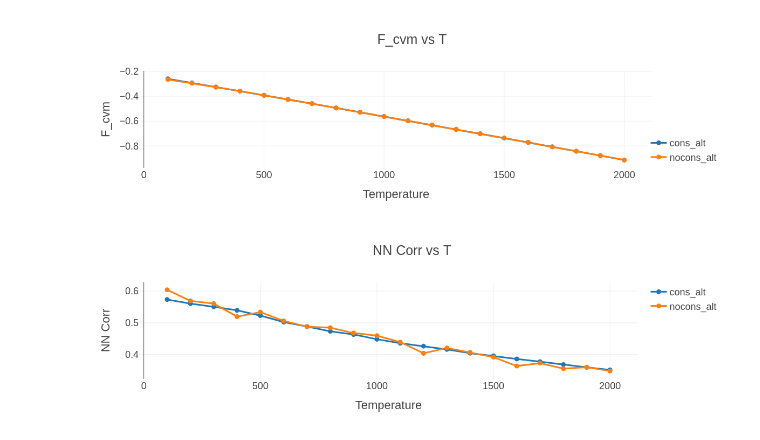
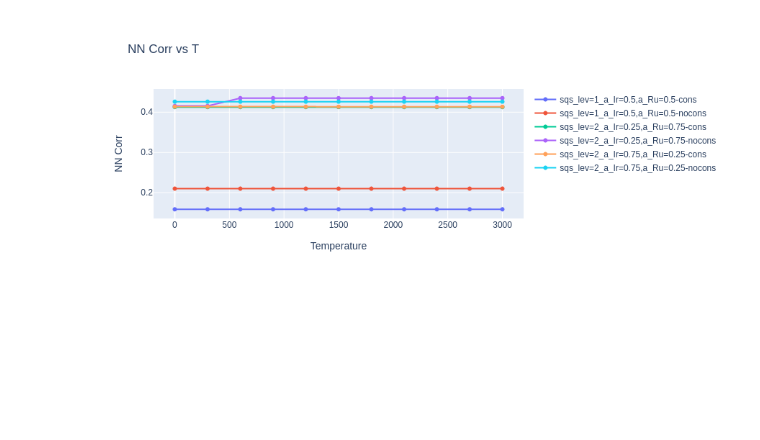
Before and after one commit to reach2sayan/CVM, a Jupyter notebook: Analysis_SRO.ipynb, the cells around one changed output. Saved outputs shown, nothing was run; the diff lists cells and outputs as text; code cells hidden in the pictures; blank space fills up the shorter version.

```diff
--- a/Analysis_SRO.ipynb
+++ b/Analysis_SRO.ipynb
@@ -60,0 +46,15 @@ results['nocons_alt'] = pd.read_json('results/result.json-cons-Mar-10').drop('co
+# %%
+results = {}
+for res in glob.glob('/home/sayan/Research/CVM_IrRu/FCC_A1/sqs_lev=*/result*'):
+    if '-cons' in res:
+        name = res.split('/')[-2]
+        name = name.replace('sqs_lev=4_','')
+        name = name.replace('sqs_lev=3_','')
+
+        results[name+'-cons'] = pd.read_json(res).drop('corrs',axis=1)
+    else:
+        name = res.split('/')[-2]
+        name = name.replace('sqs_lev=4_','')
+        name = name.replace('sqs_lev=3_','')
+
+        results[name+'-nocons'] = pd.read_json(res).drop('corrs',axis=1)
@@ -63,24 +95,25 @@ fig = go.Figure()
 
 for name, df in results.items():
     fig.add_trace(go.Scatter(x=df['temperature'],
-                             y=df['F_cvm'],
+                             y=df['corr 2'],
                              mode='markers+lines',
                              name=f'{name}'
                             )
                  )
 
 fig.update_layout(
-    title="F_cvm vs T",
+    title="NN Corr vs T",
     xaxis_title="Temperature",
-    yaxis_title="F_cvm",
-    template='presentation'
+    yaxis_title="NN Corr",
+    #template='presentation'
 )
 #fig.update_traces(texttemplate='%{text:.2s}', textposition='top center')
-fig.update_layout(legend=dict(
-    yanchor="bottom",
-    y=0.01,
-    xanchor="left",
-    x=0.99
-))
+# fig.update_layout(legend=dict(
+#     yanchor="bottom",
+#     y=0.01,
+#     xanchor="right",
+#     x=0.99
+# ))
+#fig.update_yaxes(range=[-1, 1])
 fig.show()
 # %% [output]
@@ -88,29 +120 @@ fig.show()
-[figure, old version]
+[figure, new version]
-# %%
-fig = go.Figure()
-
-for name, df in results.items():
-    fig.add_trace(go.Scatter(x=df['temperature'],
-                             y=df['corr 4'],
-                             mode='markers+lines',
-                             name=f'{name}'
-                            )
-                 )
-
-fig.update_layout(
-    title="NN Corr vs T",
-    xaxis_title="Temperature",
-    yaxis_title="NN Corr",
-    template='presentation'
-)
-#fig.update_traces(texttemplate='%{text:.2s}', textposition='top center')
-# fig.update_layout(legend=dict(
-#     yanchor="bottom",
-#     y=0.01,
-#     xanchor="right",
-#     x=0.99
-# ))
-#fig.update_yaxes(range=[-1, 1])
-fig.show()
-# %% [output]
-[figure, removed]
```
Also changed, not shown: parts of 12 cells of this notebook, 4 other files.
